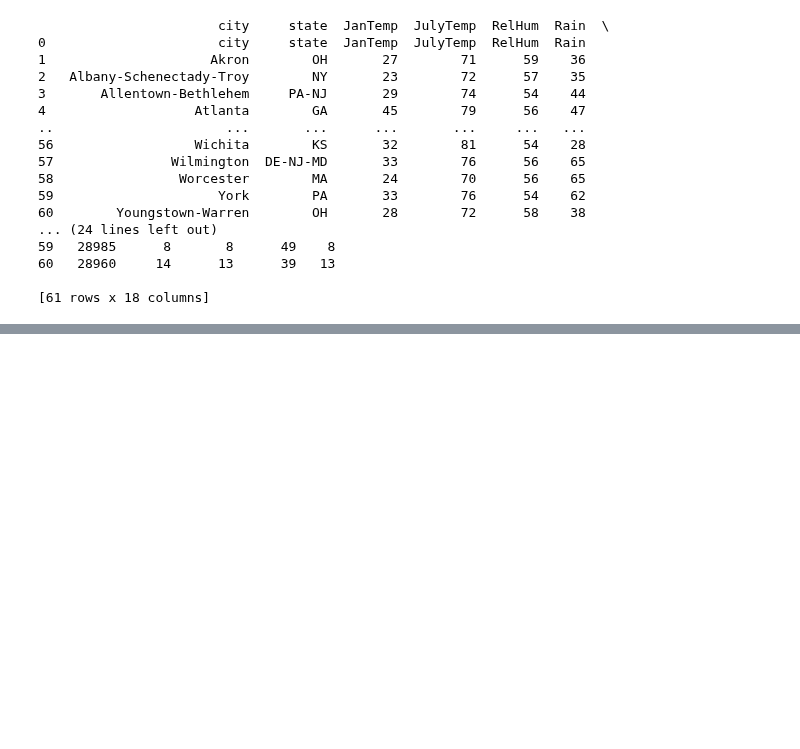
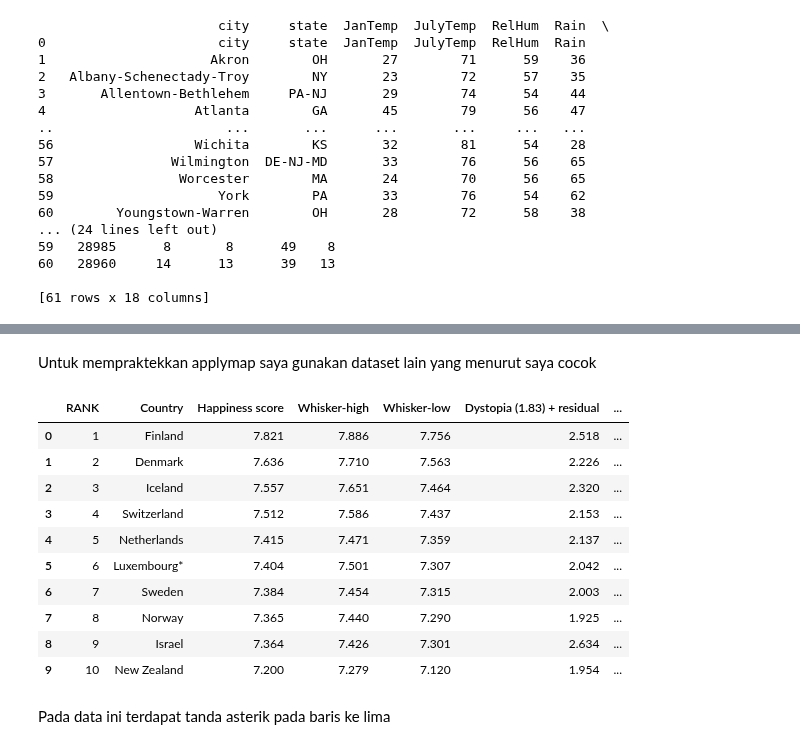
Before and after one commit to aricahyasaputra/data-sains-course-assigment-, a Jupyter notebook: Week 7/Tugas_7_Data_Sains.ipynb, the cells around one changed output, grey strips where cells are left out. Drawn from its saved outputs; the diff is of its cells as text; code cells hidden in the pictures; blank space fills up the shorter version.

```diff
--- a/Week 7/Tugas_7_Data_Sains.ipynb
+++ b/Week 7/Tugas_7_Data_Sains.ipynb
@@ -422,3 +422,22 @@ df.drop([0])
 | 58 | Worcester | MA | 24 | 70 | 56 | 65 | 895.7 | 11.1 | 3678 | 1 | ... |
 | 59 | York | PA | 33 | 76 | 54 | 62 | 911.82 | 9 | 9699 | 4.8 | ... |
 | 60 | Youngstown-Warren | OH | 28 | 72 | 58 | 38 | 954.44 | 10.7 | 3451 | 11.7 | ... |
+# %% [markdown]
+Untuk mempraktekkan applymap saya gunakan dataset lain yang menurut saya cocok
+# %%
+df = pd.read_csv("https://raw.githubusercontent.com/aricahyasaputra/data-sains-course-assigment-/main/Week%207/World%20Happiness%20Report%202022.csv")
+df.head(10)
+# %% [output]
+|  | RANK | Country | Happiness score | Whisker-high | Whisker-low | Dystopia (1.83) + residual | ... |
+| 0 | 1 | Finland | 7.821 | 7.886 | 7.756 | 2.518 | ... |
+| 1 | 2 | Denmark | 7.636 | 7.710 | 7.563 | 2.226 | ... |
+| 2 | 3 | Iceland | 7.557 | 7.651 | 7.464 | 2.320 | ... |
+| 3 | 4 | Switzerland | 7.512 | 7.586 | 7.437 | 2.153 | ... |
+| 4 | 5 | Netherlands | 7.415 | 7.471 | 7.359 | 2.137 | ... |
+| 5 | 6 | Luxembourg* | 7.404 | 7.501 | 7.307 | 2.042 | ... |
+| 6 | 7 | Sweden | 7.384 | 7.454 | 7.315 | 2.003 | ... |
+| 7 | 8 | Norway | 7.365 | 7.440 | 7.290 | 1.925 | ... |
+| 8 | 9 | Israel | 7.364 | 7.426 | 7.301 | 2.634 | ... |
+| 9 | 10 | New Zealand | 7.200 | 7.279 | 7.120 | 1.954 | ... |
+# %% [markdown]
+Pada data ini terdapat tanda asterik pada baris ke lima
```
Also changed, not shown: parts of 8 cells of this notebook.
